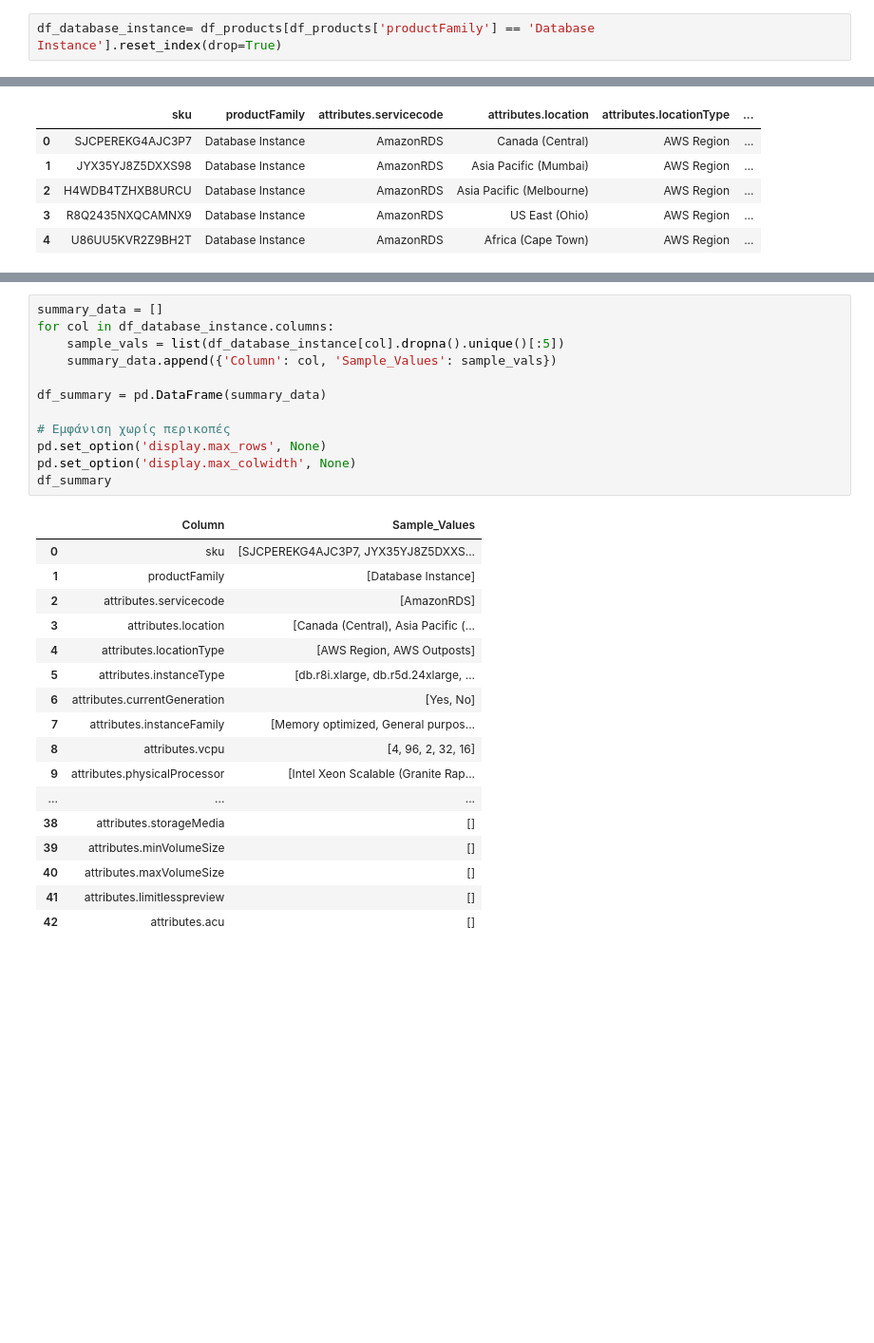
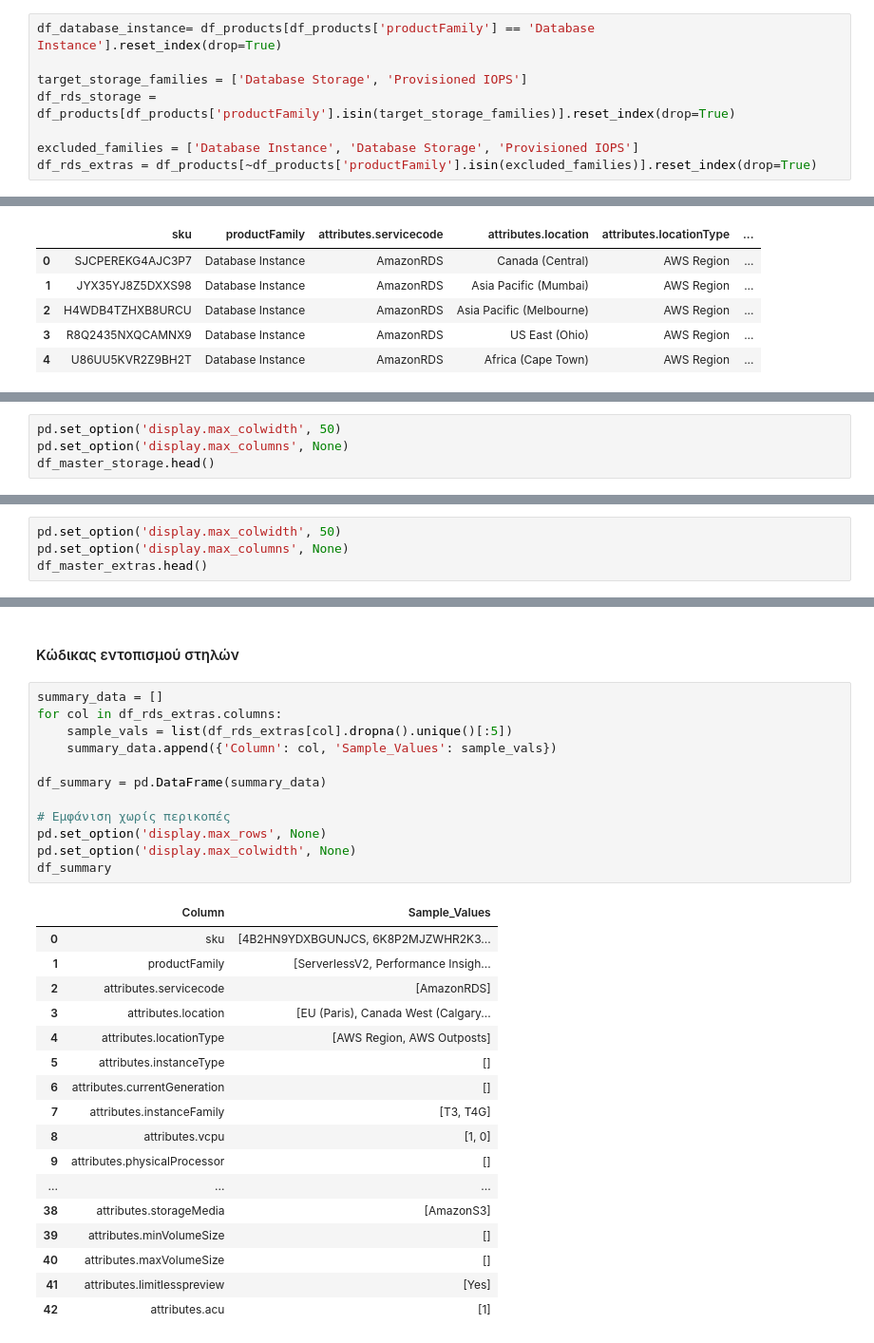
Before and after one commit to PanosVaritis/Pricing-ops-api, a Jupyter notebook: notebooks/aws_rds_eda.ipynb, the cells around one changed output, grey strips where cells are left out. Shown at 95% size. Cells and saved outputs as stored; diff of their text form; blank space fills up the shorter version.

```diff
--- a/notebooks/aws_rds_eda.ipynb
+++ b/notebooks/aws_rds_eda.ipynb
@@ -25,6 +24,12 @@ print (f"Dimensions (rows, cols): {df_products.shape}")
 Dimensions (rows, cols): (100000, 43)
 # %%
 df_database_instance= df_products[df_products['productFamily'] == 'Database Instance'].reset_index(drop=True)
+
+target_storage_families = ['Database Storage', 'Provisioned IOPS']
+df_rds_storage = df_products[df_products['productFamily'].isin(target_storage_families)].reset_index(drop=True)
+
+excluded_families = ['Database Instance', 'Database Storage', 'Provisioned IOPS']
+df_rds_extras = df_products[~df_products['productFamily'].isin(excluded_families)].reset_index(drop=True)
 # %% [markdown]
 #### Ανάλυση Database Instance
 # %%
@@ -92,0 +119,4 @@ array(['Database Instance', 'ServerlessV2', 'Performance Insights',
+# %%
+pd.set_option('display.max_colwidth', 50)
+pd.set_option('display.max_columns', None)
+df_master_storage.head()
@@ -92,0 +159,4 @@ array(['Database Instance', 'ServerlessV2', 'Performance Insights',
+# %%
+pd.set_option('display.max_colwidth', 50)
+pd.set_option('display.max_columns', None)
+df_master_extras.head()
@@ -93,30 +170,32 @@ array(['Database Instance', 'ServerlessV2', 'Performance Insights',
+# %% [markdown]
+#### Κώδικας εντοπισμού στηλών
 # %%
 summary_data = []
-for col in df_database_instance.columns:
-    sample_vals = list(df_database_instance[col].dropna().unique()[:5])
+for col in df_rds_extras.columns:
+    sample_vals = list(df_rds_extras[col].dropna().unique()[:5])
     summary_data.append({'Column': col, 'Sample_Values': sample_vals})
 
 df_summary = pd.DataFrame(summary_data)
 
 # Εμφάνιση χωρίς περικοπές
 pd.set_option('display.max_rows', None)
 pd.set_option('display.max_colwidth', None)
 df_summary
 # %% [output]
 |  | Column | Sample_Values |
-| 0 | sku | [SJCPEREKG4AJC3P7, JYX35YJ8Z5DXXS... |
-| 1 | productFamily | [Database Instance] |
+| 0 | sku | [4B2HN9YDXBGUNJCS, 6K8P2MJZWHR2K3... |
+| 1 | productFamily | [ServerlessV2, Performance Insigh... |
 | 2 | attributes.servicecode | [AmazonRDS] |
-| 3 | attributes.location | [Canada (Central), Asia Pacific (... |
+| 3 | attributes.location | [EU (Paris), Canada West (Calgary... |
 | 4 | attributes.locationType | [AWS Region, AWS Outposts] |
-| 5 | attributes.instanceType | [db.r8i.xlarge, db.r5d.24xlarge, ... |
-| 6 | attributes.currentGeneration | [Yes, No] |
-| 7 | attributes.instanceFamily | [Memory optimized, General purpos... |
-| 8 | attributes.vcpu | [4, 96, 2, 32, 16] |
-| 9 | attributes.physicalProcessor | [Intel Xeon Scalable (Granite Rap... |
+| 5 | attributes.instanceType | [] |
+| 6 | attributes.currentGeneration | [] |
+| 7 | attributes.instanceFamily | [T3, T4G] |
+| 8 | attributes.vcpu | [1, 0] |
+| 9 | attributes.physicalProcessor | [] |
 | ... | ... | ... |
-| 38 | attributes.storageMedia | [] |
+| 38 | attributes.storageMedia | [AmazonS3] |
 | 39 | attributes.minVolumeSize | [] |
 | 40 | attributes.maxVolumeSize | [] |
-| 41 | attributes.limitlesspreview | [] |
-| 42 | attributes.acu | [] |
+| 41 | attributes.limitlesspreview | [Yes] |
+| 42 | attributes.acu | [1] |
```
Also changed, not shown: parts of 14 cells of this notebook.
